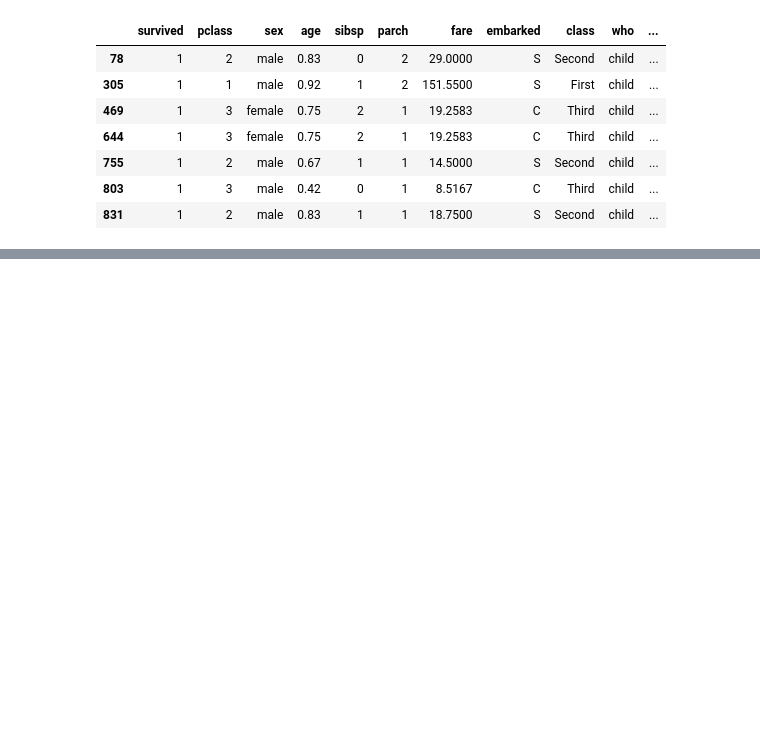
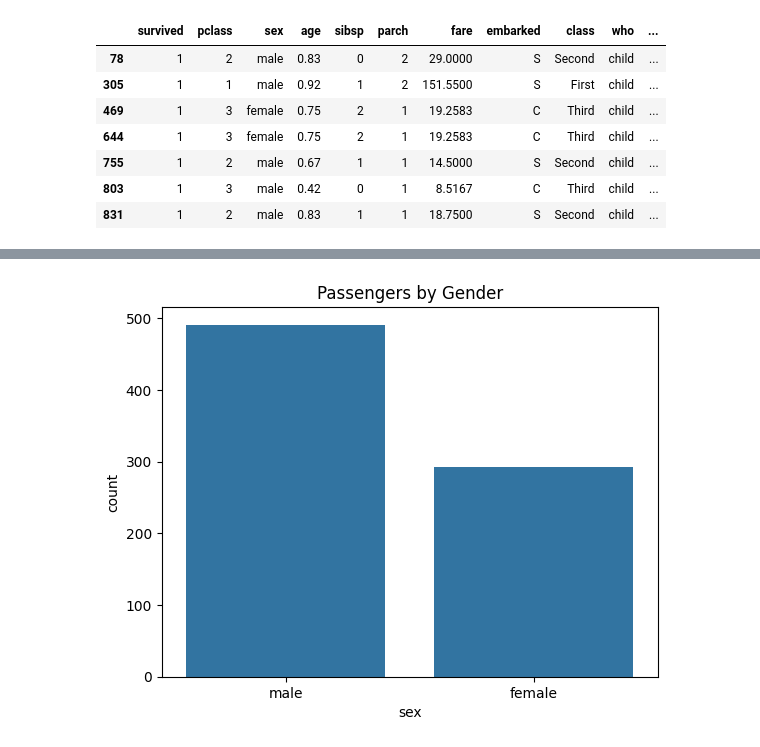
Before and after one commit to babarkhan786/Python-practice-2026, a Jupyter notebook: day_10b EDA/EDA.ipynb, the cells around one changed output, grey strips where cells are left out. Saved outputs shown, nothing was run; the diff lists cells and outputs as text; code cells hidden in the pictures; blank space fills up the shorter version.

```diff
--- a/day_10b EDA/EDA.ipynb
+++ b/day_10b EDA/EDA.ipynb
@@ -57,0 +219,7 @@ kashti[kashti["fare"] < 5]
+# %%
+#Gender
+sns.countplot(data=kashti, x="sex")
+plt.title("Passengers by Gender")
+plt.show()
+# %% [output]
+[figure, added]
```
Also changed, not shown: parts of 78 cells of this notebook, 1 other file.
